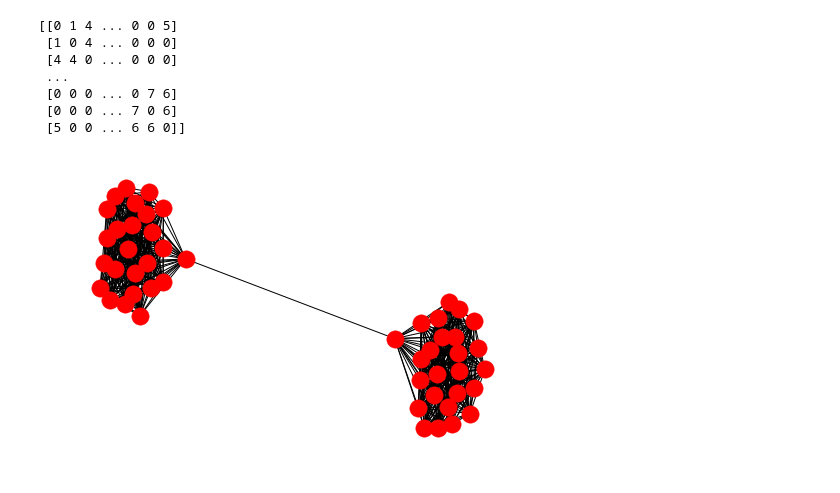
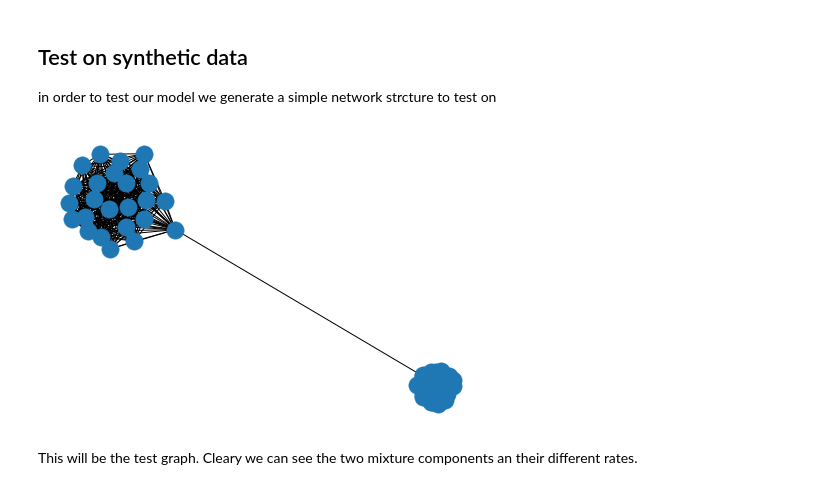
Before and after one commit to davidfrichhansen/mbml_project, a Jupyter notebook: notebooks/SBMPoisson.ipynb, the cells around one changed output. Drawn from its saved outputs; the diff is of its cells as text; code cells hidden in the pictures.

```diff
--- a/notebooks/SBMPoisson.ipynb
+++ b/notebooks/SBMPoisson.ipynb
@@ -125,35 +115,31 @@ INFO:pystan:COMPILING THE C++ CODE FOR MODEL anon_model_9b8176e399c35195ff960fcd
+# %% [markdown]
+## Test on synthetic data
+in order to test our model we generate a simple network strcture to test on
 # %%
 # Generate small network to test on
-
 num_each = 50
 G = nx.barbell_graph(num_each,0)
-#nx.draw(G)
 
+# Generate the notes with different number of edges.
 mat = nx.to_numpy_array(G, dtype=int)
 rate1 = 5
-rate2 = 8
+rate2 = 100
 mat1 = np.random.poisson(rate1, size=(num_each//2, num_each//2))
 mat1 = np.tril(mat1) + np.tril(mat1,k=-1).T
 mat2 = np.random.poisson(rate2, size=mat1.shape)
-mat2 = np.tril(mat1) + np.tril(mat1, k=-1).T
+mat2 = np.tril(mat2) + np.tril(mat2, k=-1).T
 
 mat = np.array(np.block([[mat1, np.zeros(mat1.shape, dtype=int)], [np.zeros(mat1.shape, dtype=int), mat2]]))
 np.fill_diagonal(mat, 0)
 mat[0,-1] = mat[-1,0] = np.random.poisson(8)
 
-
-print(mat)
+# Draw graph
 G = nx.from_numpy_array(mat)
 nx.draw(G)
 # %% [output]
-[[0 1 4 ... 0 0 5]
- [1 0 4 ... 0 0 0]
- [4 4 0 ... 0 0 0]
- ...
- [0 0 0 ... 0 7 6]
- [0 0 0 ... 7 0 6]
- [5 0 0 ... 6 6 0]]
-[figure, old version]
+[figure, new version]
+# %% [markdown]
+This will be the test graph. Cleary we can see the two mixture components an their different rates.
 # %%
 data = {'X' : mat, 'N' : mat.shape[0], 'K' : 2, 'alpha' : np.ones(2), 'a' : 7.5, 'b' : 1}
 fit = sm.sampling(data=data, iter=10000, chains=1)
```
Also changed, not shown: parts of 18 cells of this notebook, 1 other file.
